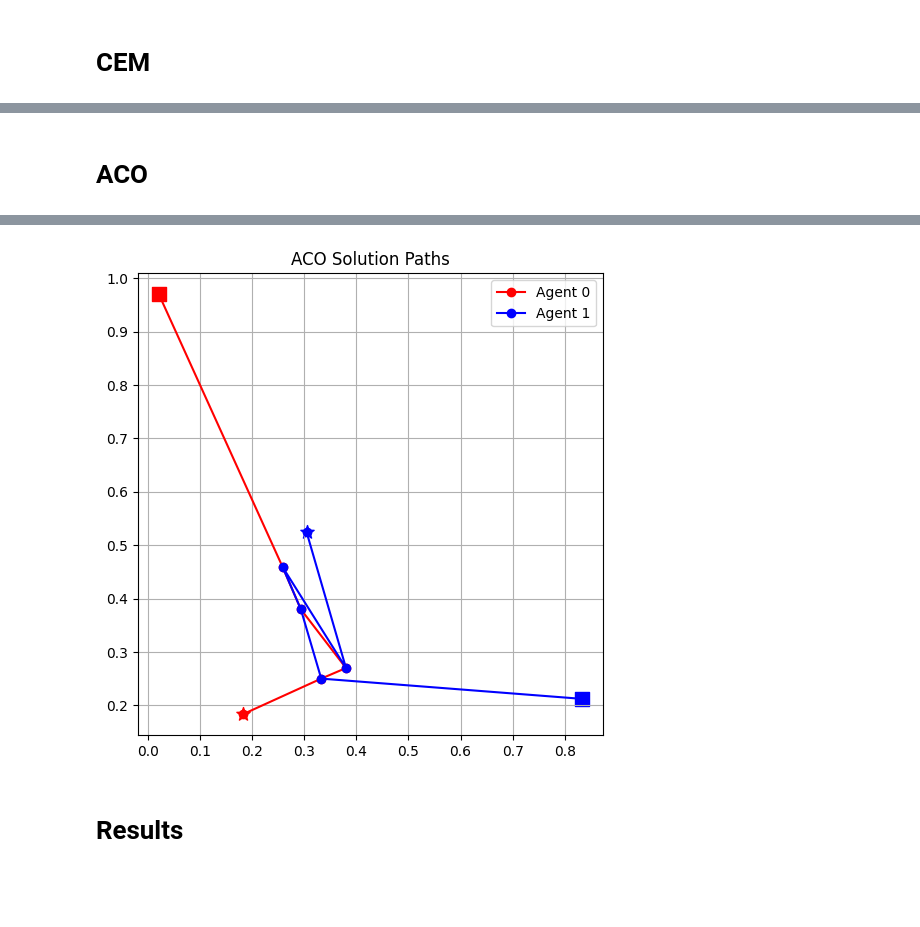
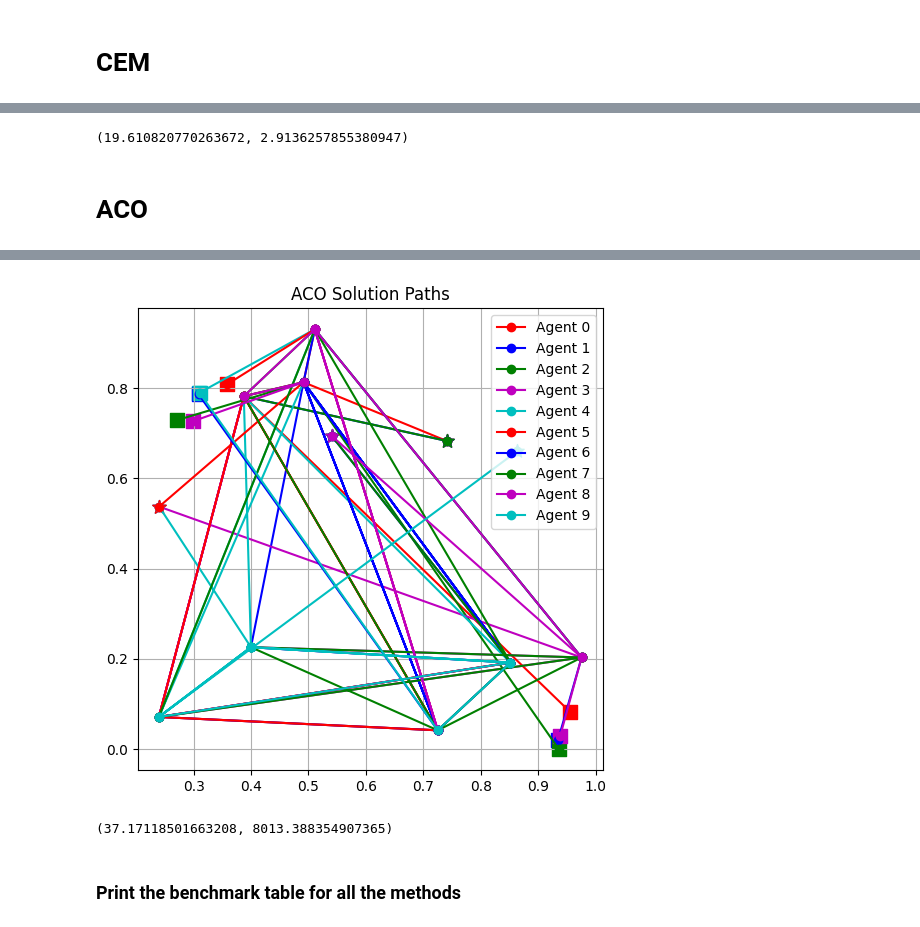
Before and after one commit to salar96/LearningFLPO, a Jupyter notebook: Benchmark/benchmark.ipynb, the cells around one changed output, grey strips where cells are left out. Cells and saved outputs as stored; diff of their text form; code cells hidden in the pictures; blank space fills up the shorter version.

Commit message:
2 benchmark tables generated

```diff
--- a/Benchmark/benchmark.ipynb
+++ b/Benchmark/benchmark.ipynb
@@ -83,11 +84,11 @@ t_pso_arr = []
 c_pso_arr = []
 for i in range(n_algo_iters):
     y_final, eta_final, global_best_cost, elapsed_time = pso(
-        s0,
-        e0,
+        s,
+        e,
         num_facilities,
         num_drones,
-        dim,
+        dim_,
         Y_init=Y_init,
         verbose=True,
         w=w,
@@ -130,25 +131,25 @@ t_pso_min, c_pso_min
 # Genetic Algorithm
 # %%
 from GA import ga, ga_plot, ga_print
-t_arr_ga = []
-c_arr_ga = []
+t_ga_arr = []
+c_ga_arr = []
 for i in range(n_algo_iters):
     best_y, best_eta, best_cost, elapsed_time = ga(
             s,
             e,
             num_facilities,
             num_drones,
-            dim,
+            dim_,
             Y_init=None,
             verbose=False,
             pop_size=100,
             generations=100,
             mutation_rate=0.3,
         )
-    t_arr_ga.append(elapsed_time)
-    c_arr_ga.append(best_cost)
-t_ga_min = np.min(t_arr_ga)
-c_ga_min = np.min(c_arr_ga)
+    t_ga_arr.append(elapsed_time)
+    c_ga_arr.append(best_cost)
+t_ga_min = np.min(t_ga_arr)
+c_ga_min = np.min(c_ga_arr)
 ga_print(s, e, best_y, best_eta, best_cost, elapsed_time)
 ga_plot(s, e, best_y, best_eta)
 # %% [output]
@@ -245,24 +273,35 @@ Agent 1: Node 0 -> End -> End -> End -> End
+# %%
+t_cem_min, c_cem_min
+# %% [output]
+(19.610820770263672, 2.9136257855380947)
 # %% [markdown]
 # ACO
 # %%
 from ACO import aco, plot_aco, print_aco
-best_y, best_eta, best_cost, elapsed_time = aco(
-    s,
-    e,
-    num_nodes,
-    num_agents,
-    dim,
-    Y_init=Y_init,
-    YMIN=0.0,
-    YMAX=1.0,
-    num_iters=200,
-    num_ants=100,
-    alpha=1.0,
-    beta=1.0,
-    rho=0.5,
-    Q=1.0,
-    verbose=True,
-)
-print_aco(s, e, num_nodes, num_agents, dim, best_y, best_eta)
-plot_aco(s, e, num_nodes, num_agents, dim, best_y, best_eta)
+t_aco_arr = []
+c_aco_arr = []
+for i in range(n_algo_iters):
+    best_y, best_eta, best_cost, elapsed_time = aco(
+        s,
+        e,
+        num_facilities,
+        num_drones,
+        dim_,
+        Y_init=Y_init,
+        YMIN=0.0,
+        YMAX=1.0,
+        num_iters=200,
+        num_ants=100,
+        alpha=1.0,
+        beta=1.0,
+        rho=0.5,
+        Q=1.0,
+        verbose=True,
+    )
+    t_aco_arr.append(elapsed_time)
+    c_aco_arr.append(best_cost)
+t_aco_min = np.min(t_aco_arr)
+c_aco_min = np.min(c_aco_arr)
+print_aco(s, e, num_facilities, num_drones, dim_, best_y, best_eta)
+plot_aco(s, e, num_facilities, num_drones, dim_, best_y, best_eta)
 # %% [output]
@@ -283,3 +325,7 @@ Agent 1: node 0 -> node 1 -> node 2 -> node 3
-[figure, old version]
+[figure, new version]
-# %% [markdown]
-# Results
+# %%
+t_aco_min, c_aco_min
+# %% [output]
+(37.17118501663208, 8013.388354907365)
+# %% [markdown]
+### Print the benchmark table for all the methods
```
Also changed, not shown: parts of 14 cells of this notebook, 4 other files.
